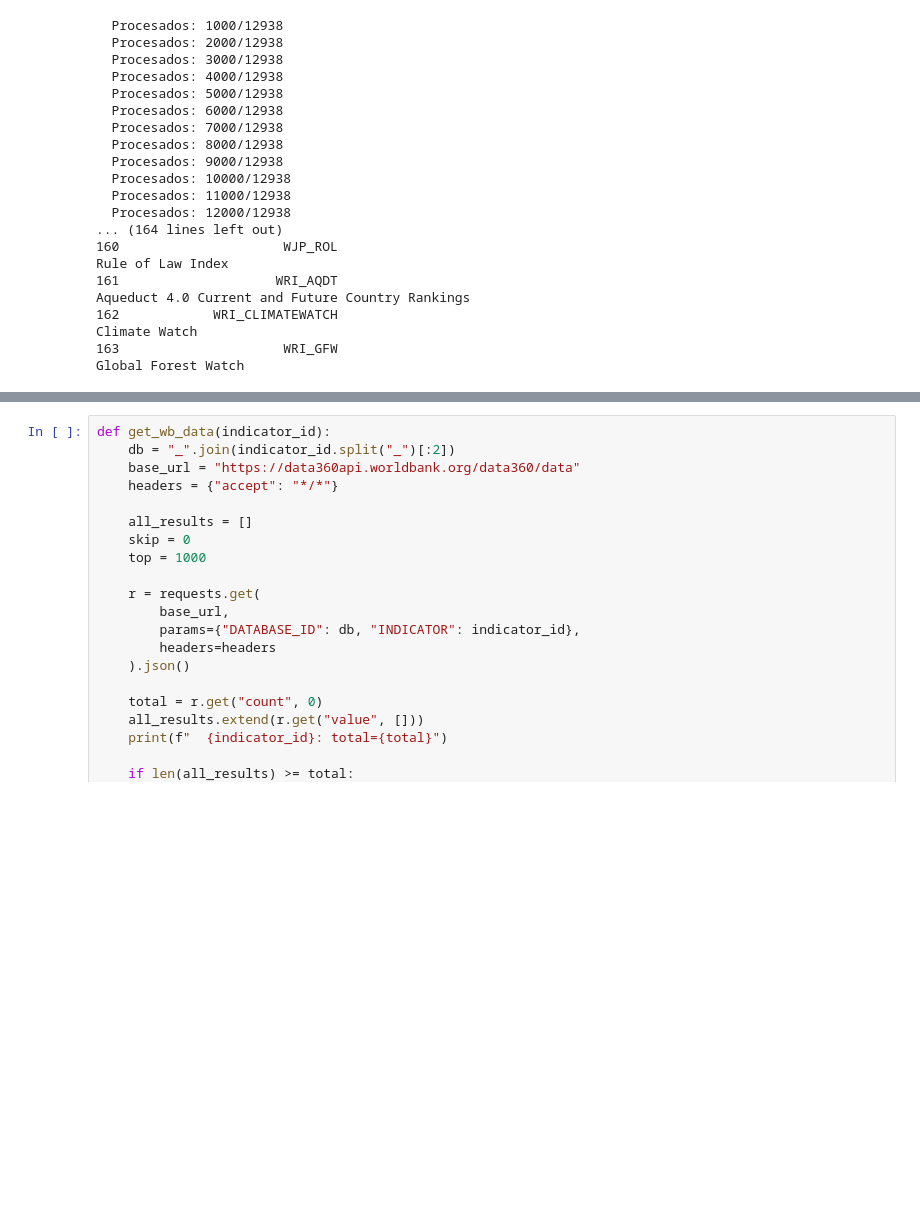
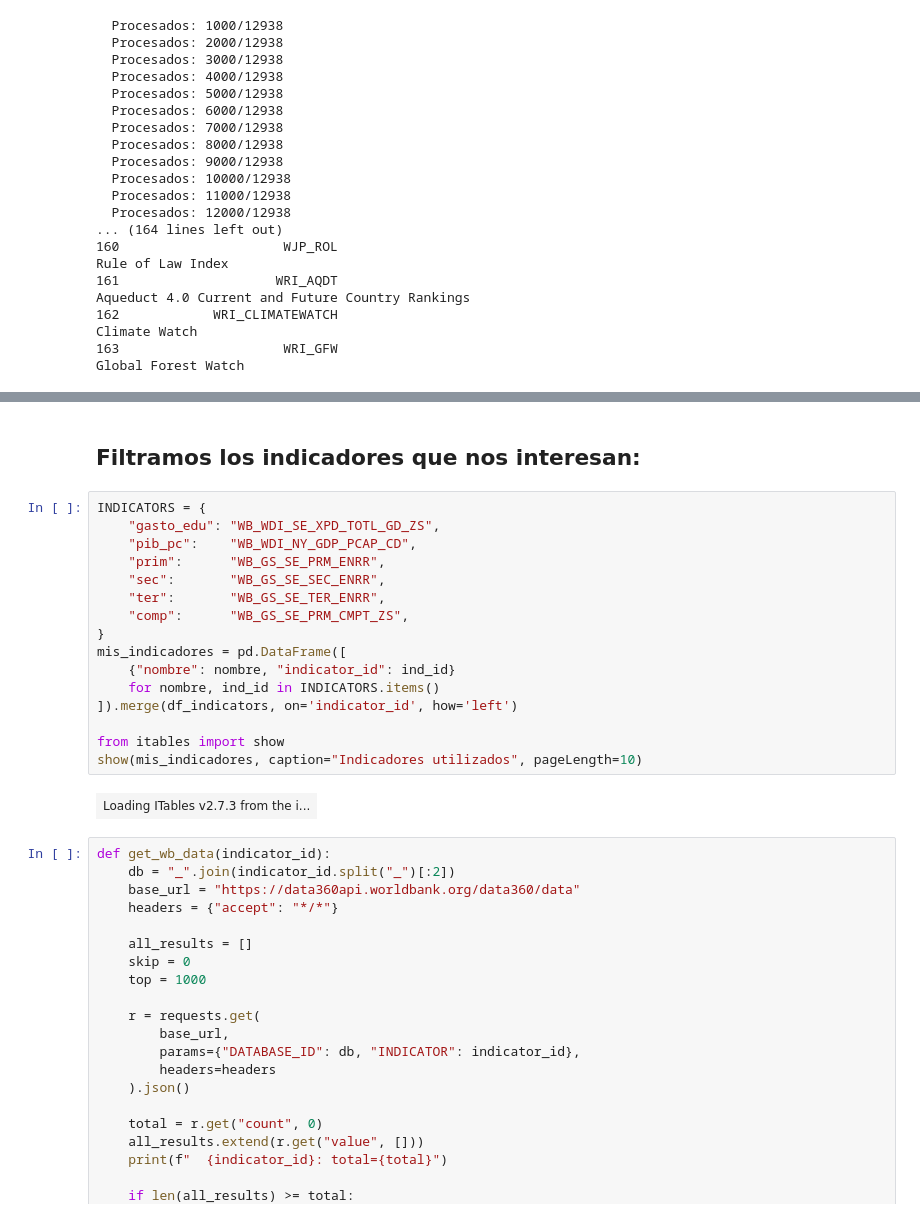
Before and after one commit to mblancovillar/itba_world_bank_grupo2, a Jupyter notebook: tp_grupo_2.ipynb, the cells around one changed output, grey strips where cells are left out. Drawn from its saved outputs; the diff is of its cells as text; blank space fills up the shorter version.

```diff
--- a/tp_grupo_2.ipynb
+++ b/tp_grupo_2.ipynb
@@ -149,3 +209,23 @@ Total de bases de datos: 161
+# %% [markdown]
+## Filtramos los indicadores que nos interesan:
+# %%
+INDICATORS = {
+    "gasto_edu": "WB_WDI_SE_XPD_TOTL_GD_ZS",
+    "pib_pc":    "WB_WDI_NY_GDP_PCAP_CD",
+    "prim":      "WB_GS_SE_PRM_ENRR",
+    "sec":       "WB_GS_SE_SEC_ENRR",
+    "ter":       "WB_GS_SE_TER_ENRR",
+    "comp":      "WB_GS_SE_PRM_CMPT_ZS",
+}
+mis_indicadores = pd.DataFrame([
+    {"nombre": nombre, "indicator_id": ind_id}
+    for nombre, ind_id in INDICATORS.items()
+]).merge(df_indicators, on='indicator_id', how='left')
+
+from itables import show
+show(mis_indicadores, caption="Indicadores utilizados", pageLength=10)
+# %% [output]
+| Loading ITables v2.7.3 from the i... |
 # %%
 def get_wb_data(indicator_id):
     db = "_".join(indicator_id.split("_")[:2])
```
Also changed, not shown: parts of 5 cells of this notebook.
